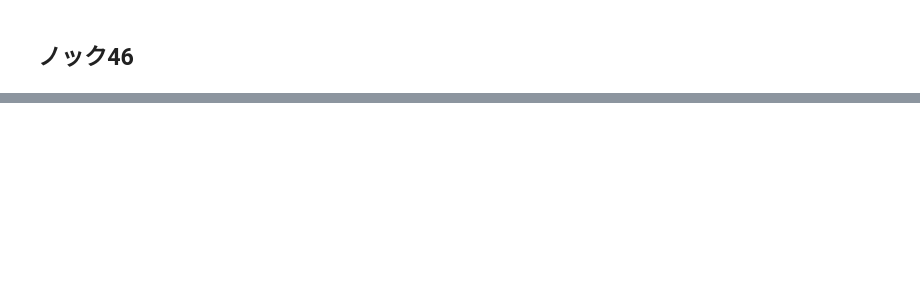
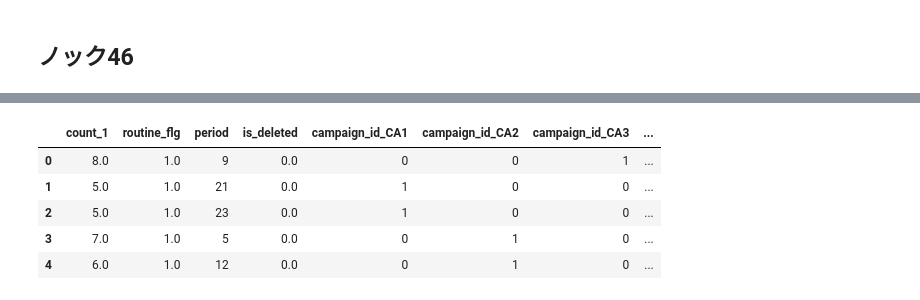
Before and after one commit to abenben/python_knock_100, a Jupyter notebook: knock/selection_5/5.ipynb, the cells around one changed output, grey strips where cells are left out. Cells and saved outputs as stored; diff of their text form; code cells hidden in the pictures; blank space fills up the shorter version.

```diff
--- a/knock/selection_5/5.ipynb
+++ b/knock/selection_5/5.ipynb
@@ -197,3 +197,7 @@ now_date                0
 dtype: int64
 # %% [markdown]
 ## ノック46
+# %%
+target_col = ["campaign_id", "class_name", "gender", "count_1", "routine_flg", "period", "is_deleted"]
+predict_data = predict_data[target_col]
+predict_data.head()
@@ -199,0 +211,10 @@ dtype: int64
+# %%
+predict_data=pd.get_dummies(predict_data)
+predict_data.head()
+# %% [output]
+|  | count_1 | routine_flg | period | is_deleted | campaign_id_CA1 | campaign_id_CA2 | campaign_id_CA3 | ... |
+| 0 | 8.0 | 1.0 | 9 | 0.0 | 0 | 0 | 1 | ... |
+| 1 | 5.0 | 1.0 | 21 | 0.0 | 1 | 0 | 0 | ... |
+| 2 | 5.0 | 1.0 | 23 | 0.0 | 1 | 0 | 0 | ... |
+| 3 | 7.0 | 1.0 | 5 | 0.0 | 0 | 1 | 0 | ... |
+| 4 | 6.0 | 1.0 | 12 | 0.0 | 0 | 1 | 0 | ... |
```
Also changed, not shown: parts of 7 cells of this notebook.
